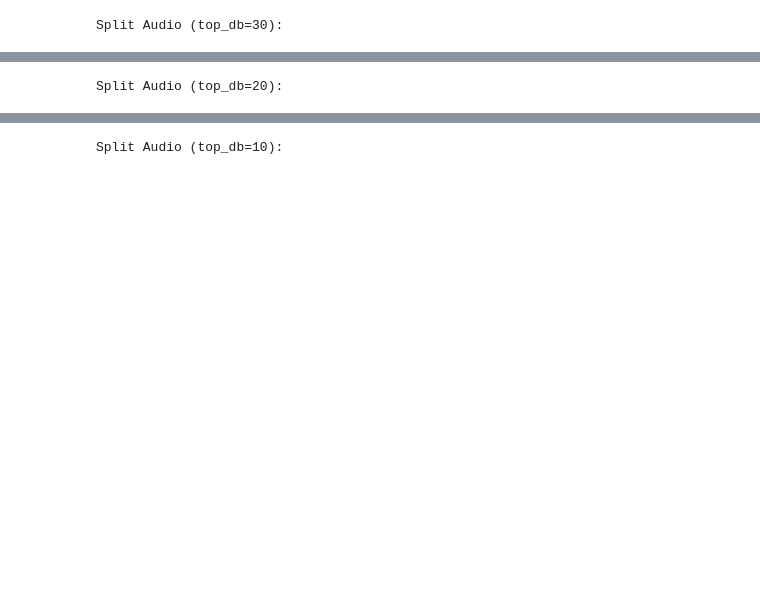
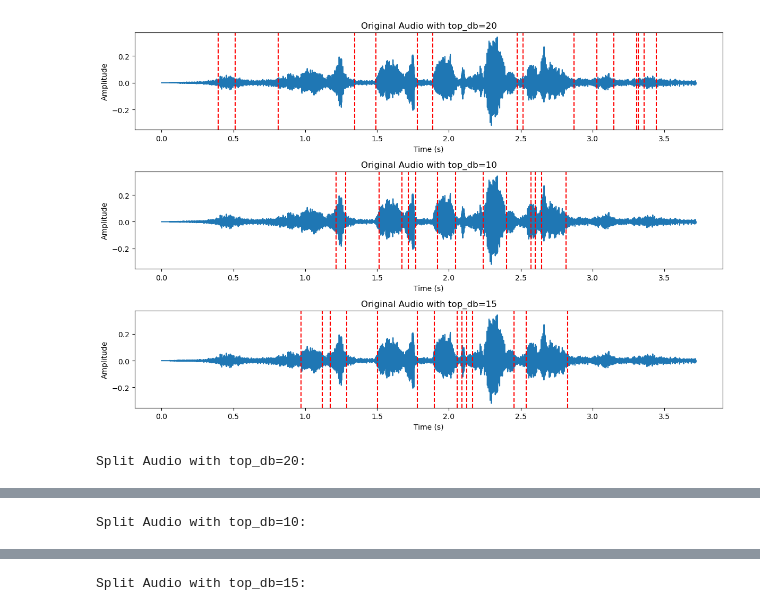
Before and after one commit to suryaAIE21088/AI-Speech-Processing, a Jupyter notebook: AIE21088_LAB3.ipynb, the cells around one changed output, grey strips where cells are left out. Saved outputs shown, nothing was run; the diff lists cells and outputs as text; code cells hidden in the pictures; blank space fills up the shorter version.

```diff
--- a/AIE21088_LAB3.ipynb
+++ b/AIE21088_LAB3.ipynb
@@ -17,22 +39,38 @@ Trimmed Audio:
 # %%
-import librosa
-import soundfile as sf
+#A2
 import numpy as np
-audio_file = 'statement.mp3'
-y, sr = librosa.load(audio_file, sr=None)
-top_db_values = [30, 20, 10]
-for top_db in top_db_values:
+original_audio_file = "surya.wav"
+y, sr = librosa.load(original_audio_file, sr=None)
+
+top_db_values = [20, 10, 15]
+
+plt.figure(figsize=(12, 8))
+
+for i, top_db in enumerate(top_db_values):
     intervals = librosa.effects.split(y, top_db=top_db)
-    split_segments = []
+    plt.subplot(len(top_db_values), 1, i + 1)
+    plt.plot(np.arange(len(y)) / sr, y)
+    plt.title(f'Original Audio with top_db={top_db}')
+    plt.xlabel('Time (s)')
+    plt.ylabel('Amplitude')
+
     for interval in intervals:
-        split_segments.append(y[interval[0]:interval[1]])
-    split_audio = np.concatenate(split_segments)
-    print(f"Split Audio (top_db={top_db}):")
+        plt.axvline(interval[0] / sr, color='r', linestyle='--')
+        plt.axvline(interval[1] / sr, color='r', linestyle='--')
+plt.tight_layout()
+plt.show()
+
+for i, top_db in enumerate(top_db_values):
+    intervals = librosa.effects.split(y, top_db=top_db)
+    split_audio = np.concatenate([y[start:end] for start, end in intervals])
+
+    print(f"Split Audio with top_db={top_db}:")
     ipd.display(ipd.Audio(split_audio, rate=sr))
 # %% [output]
+[figure, added]
-Split Audio (top_db=30):
+Split Audio with top_db=20:
 [interactive output not drawn]
-Split Audio (top_db=20):
+Split Audio with top_db=10:
 [interactive output not drawn]
-Split Audio (top_db=10):
+Split Audio with top_db=15:
 [interactive output not drawn]
```
Also changed, not shown: parts of 2 cells of this notebook.
